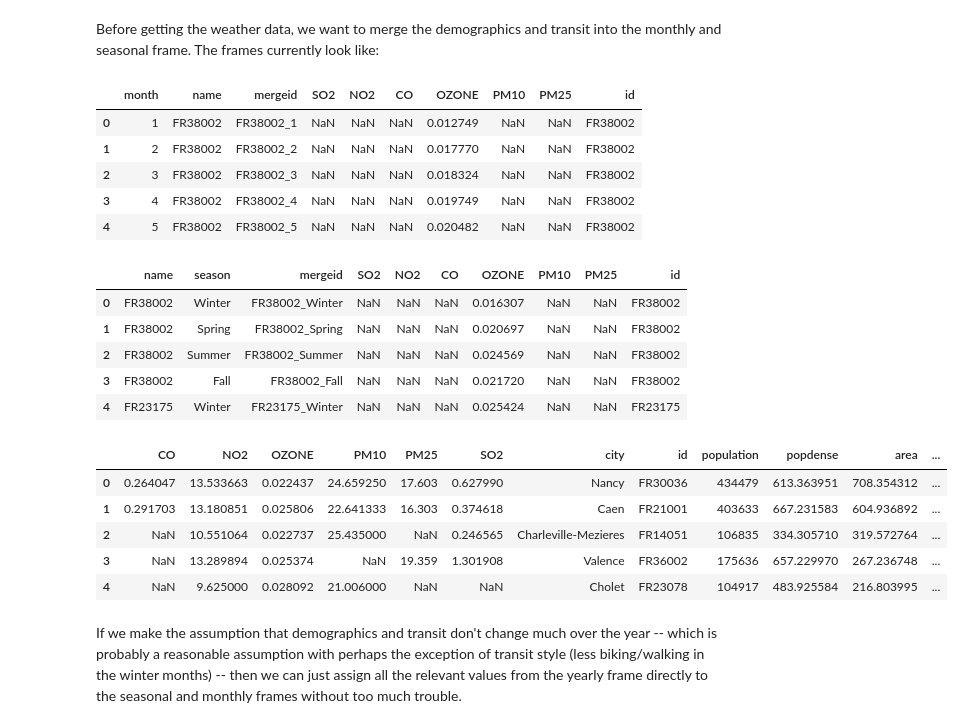
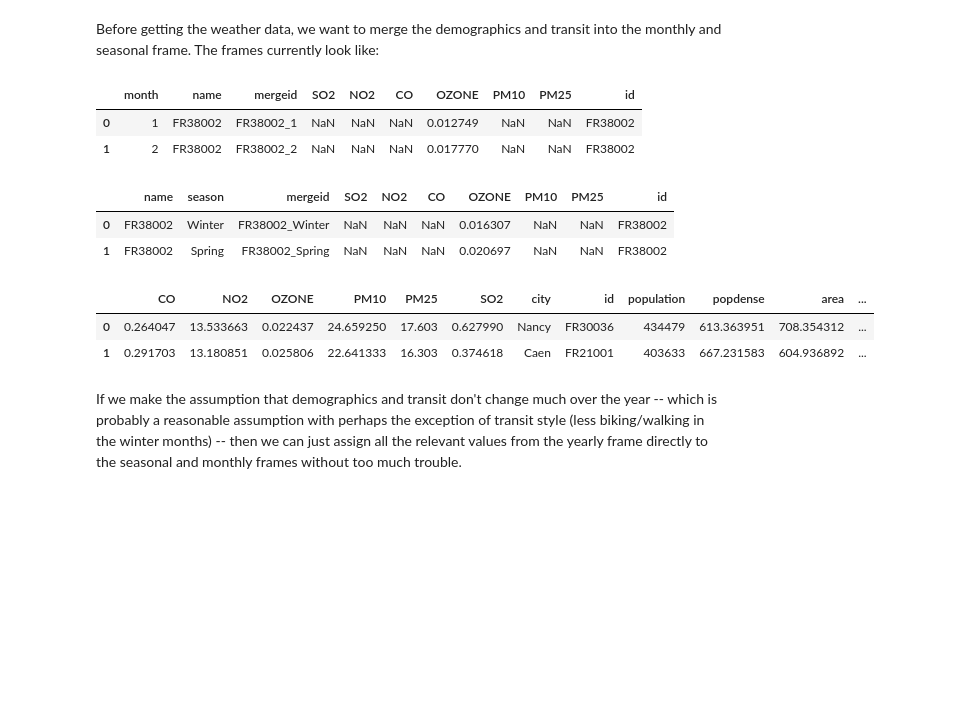
Before and after one commit to mchaffin17/AirPollutionFinalProject, a Jupyter notebook: DataCollection&Cleaning.ipynb, the cells around one changed output. Cells and saved outputs as stored; diff of their text form; code cells hidden in the pictures; blank space fills up the shorter version.

```diff
--- a/DataCollection&Cleaning.ipynb
+++ b/DataCollection&Cleaning.ipynb
@@ -2611,34 +2564,25 @@ FranceDat.head()
 Before getting the weather data, we want to merge the demographics and transit into the monthly and seasonal frame. The frames currently look like:
 # %%
 #Monthly
-air_m.head()
+air_m.head(2)
 # %% [output]
 |  | month | name | mergeid | SO2 | NO2 | CO | OZONE | PM10 | PM25 | id |
 | 0 | 1 | FR38002 | FR38002_1 | NaN | NaN | NaN | 0.012749 | NaN | NaN | FR38002 |
 | 1 | 2 | FR38002 | FR38002_2 | NaN | NaN | NaN | 0.017770 | NaN | NaN | FR38002 |
-| 2 | 3 | FR38002 | FR38002_3 | NaN | NaN | NaN | 0.018324 | NaN | NaN | FR38002 |
-| 3 | 4 | FR38002 | FR38002_4 | NaN | NaN | NaN | 0.019749 | NaN | NaN | FR38002 |
-| 4 | 5 | FR38002 | FR38002_5 | NaN | NaN | NaN | 0.020482 | NaN | NaN | FR38002 |
 # %%
 #Seasonal
-air_s.head()
+air_s.head(2)
 # %% [output]
 |  | name | season | mergeid | SO2 | NO2 | CO | OZONE | PM10 | PM25 | id |
 | 0 | FR38002 | Winter | FR38002_Winter | NaN | NaN | NaN | 0.016307 | NaN | NaN | FR38002 |
 | 1 | FR38002 | Spring | FR38002_Spring | NaN | NaN | NaN | 0.020697 | NaN | NaN | FR38002 |
-| 2 | FR38002 | Summer | FR38002_Summer | NaN | NaN | NaN | 0.024569 | NaN | NaN | FR38002 |
-| 3 | FR38002 | Fall | FR38002_Fall | NaN | NaN | NaN | 0.021720 | NaN | NaN | FR38002 |
-| 4 | FR23175 | Winter | FR23175_Winter | NaN | NaN | NaN | 0.025424 | NaN | NaN | FR23175 |
 # %%
 #YEARLY
-FranceDat.head()
+FranceDat.head(2)
 # %% [output]
 |  | CO | NO2 | OZONE | PM10 | PM25 | SO2 | city | id | population | popdense | area | ... |
 | 0 | 0.264047 | 13.533663 | 0.022437 | 24.659250 | 17.603 | 0.627990 | Nancy | FR30036 | 434479 | 613.363951 | 708.354312 | ... |
 | 1 | 0.291703 | 13.180851 | 0.025806 | 22.641333 | 16.303 | 0.374618 | Caen | FR21001 | 403633 | 667.231583 | 604.936892 | ... |
-| 2 | NaN | 10.551064 | 0.022737 | 25.435000 | NaN | 0.246565 | Charleville-Mezieres | FR14051 | 106835 | 334.305710 | 319.572764 | ... |
-| 3 | NaN | 13.289894 | 0.025374 | NaN | 19.359 | 1.301908 | Valence | FR36002 | 175636 | 657.229970 | 267.236748 | ... |
-| 4 | NaN | 9.625000 | 0.028092 | 21.006000 | NaN | NaN | Cholet | FR23078 | 104917 | 483.925584 | 216.803995 | ... |
 # %% [markdown]
 If we make the assumption that demographics and transit don't change much over the year -- which is probably a reasonable assumption with perhaps the exception of transit style (less biking/walking in the winter months) -- then we can just assign all the relevant values from the yearly frame directly to the seasonal and monthly frames without too much trouble.
 # %%
```
Also changed, not shown: parts of 38 cells of this notebook, 3 other files.
